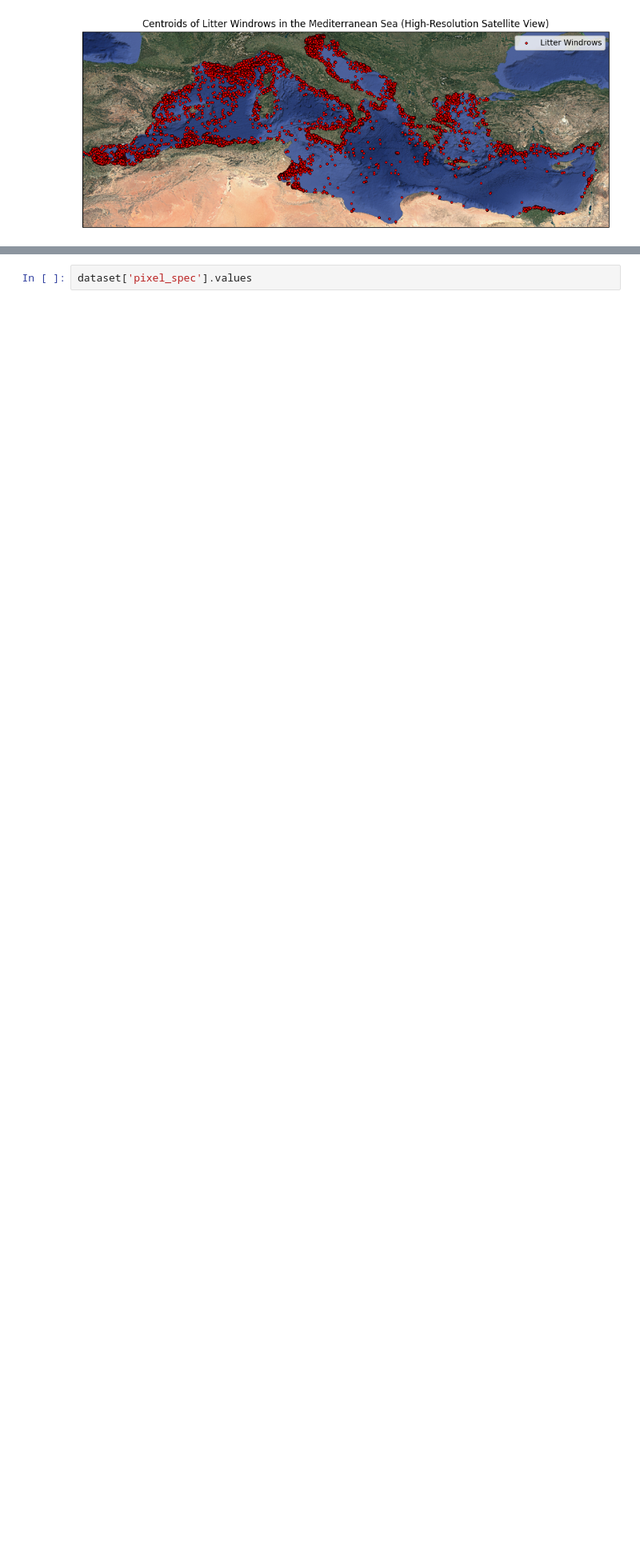
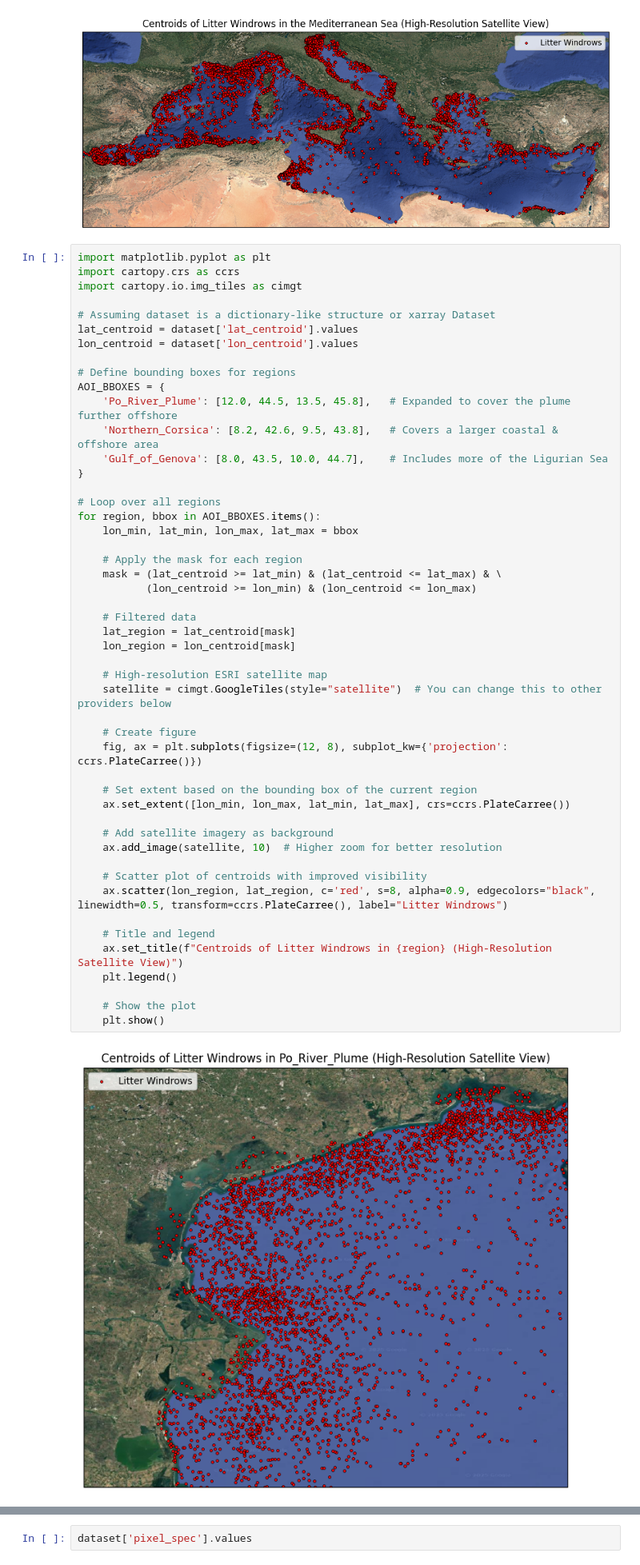
Before and after one commit to elena-andreini/TriesteItalyChapter_PlasticDebrisDetection, a Jupyter notebook: task3-cleaning-and-preprocessing/tensorflow_Mediterranean_Sentinel_2_by_Nouri.ipynb, the cells around one changed output, grey strips where cells are left out. Shown at 80% size. Cells and saved outputs as stored; diff of their text form; blank space fills up the shorter version.

```diff
--- a/task3-cleaning-and-preprocessing/tensorflow_Mediterranean_Sentinel_2_by_Nouri.ipynb
+++ b/task3-cleaning-and-preprocessing/tensorflow_Mediterranean_Sentinel_2_by_Nouri.ipynb
@@ -143,3 +140,54 @@ plt.legend()
 plt.show()
 # %% [output]
 [figure]
+# %%
+import matplotlib.pyplot as plt
+import cartopy.crs as ccrs
+import cartopy.io.img_tiles as cimgt
+
+# Assuming dataset is a dictionary-like structure or xarray Dataset
+lat_centroid = dataset['lat_centroid'].values
+lon_centroid = dataset['lon_centroid'].values
+
+# Define bounding boxes for regions
+AOI_BBOXES = {
+    'Po_River_Plume': [12.0, 44.5, 13.5, 45.8],   # Expanded to cover the plume further offshore
+    'Northern_Corsica': [8.2, 42.6, 9.5, 43.8],   # Covers a larger coastal & offshore area
+    'Gulf_of_Genova': [8.0, 43.5, 10.0, 44.7],    # Includes more of the Ligurian Sea
+}
+
+# Loop over all regions
+for region, bbox in AOI_BBOXES.items():
+    lon_min, lat_min, lon_max, lat_max = bbox
+
+    # Apply the mask for each region
+    mask = (lat_centroid >= lat_min) & (lat_centroid <= lat_max) & \
+           (lon_centroid >= lon_min) & (lon_centroid <= lon_max)
+
+    # Filtered data
+    lat_region = lat_centroid[mask]
+    lon_region = lon_centroid[mask]
+
+    # High-resolution ESRI satellite map
+    satellite = cimgt.GoogleTiles(style="satellite")  # You can change this to other providers below
+
+    # Create figure
+    fig, ax = plt.subplots(figsize=(12, 8), subplot_kw={'projection': ccrs.PlateCarree()})
+
+    # Set extent based on the bounding box of the current region
+    ax.set_extent([lon_min, lon_max, lat_min, lat_max], crs=ccrs.PlateCarree())
+
+    # Add satellite imagery as background
+    ax.add_image(satellite, 10)  # Higher zoom for better resolution
+
+    # Scatter plot of centroids with improved visibility
+    ax.scatter(lon_region, lat_region, c='red', s=8, alpha=0.9, edgecolors="black", linewidth=0.5, transform=ccrs.PlateCarree(), label="Litter Windrows")
+
+    # Title and legend
+    ax.set_title(f"Centroids of Litter Windrows in {region} (High-Resolution Satellite View)")
+    plt.legend()
+
+    # Show the plot
+    plt.show()
+# %% [output]
+[figure, added]
```
Also changed, not shown: parts of 2 cells of this notebook.
